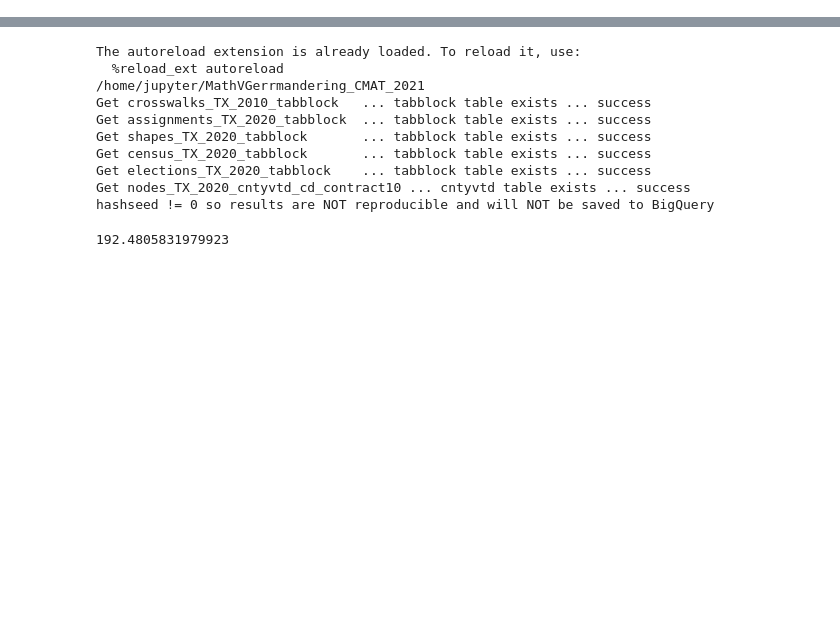
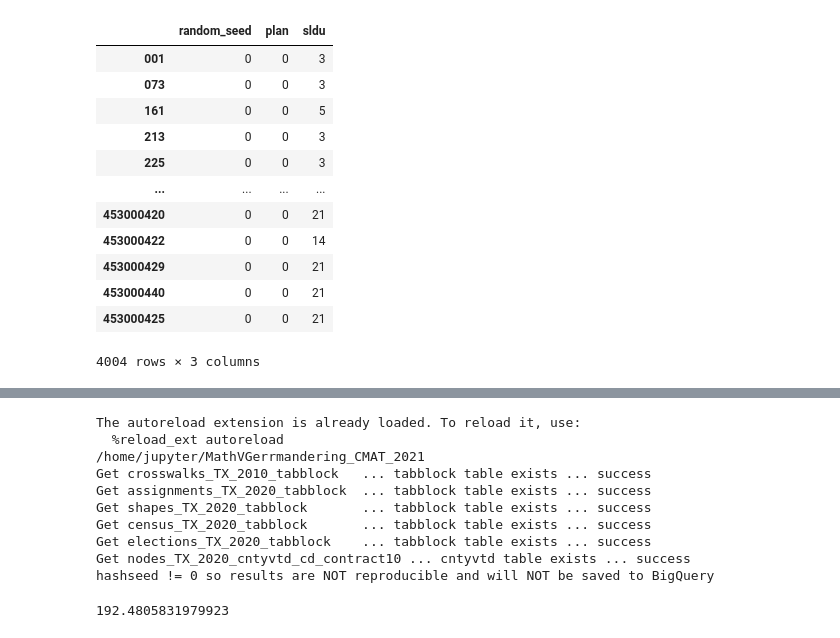
Before and after one commit to Tarleton-Math/MathVGerrmandering_CMAT_2021, a Jupyter notebook: redistricter.ipynb, the cells around one changed output, grey strips where cells are left out. Drawn from its saved outputs; the diff is of its cells as text; code cells hidden in the pictures; blank space fills up the shorter version.

```diff
--- a/redistricter.ipynb
+++ b/redistricter.ipynb
@@ -40,0 +72,18 @@ M.post_process()
+# %%
+self = M
+P = {n:{'random_seed':self.random_seed, 'plan':self.plan, self.district_type:d} for n, d in self.graph.nodes(data=self.district_type)}
+pd.DataFrame.from_dict(P, orient='index')
+# %% [output]
+|  | random_seed | plan | sldu |
+| 001 | 0 | 0 | 3 |
+| 073 | 0 | 0 | 3 |
+| 161 | 0 | 0 | 5 |
+| 213 | 0 | 0 | 3 |
+| 225 | 0 | 0 | 3 |
+| ... | ... | ... | ... |
+| 453000420 | 0 | 0 | 21 |
+| 453000422 | 0 | 0 | 14 |
+| 453000429 | 0 | 0 | 21 |
+| 453000440 | 0 | 0 | 21 |
+| 453000425 | 0 | 0 | 21 |
+4004 rows × 3 columns
```
Also changed, not shown: parts of 6 cells of this notebook, 2 other files.
